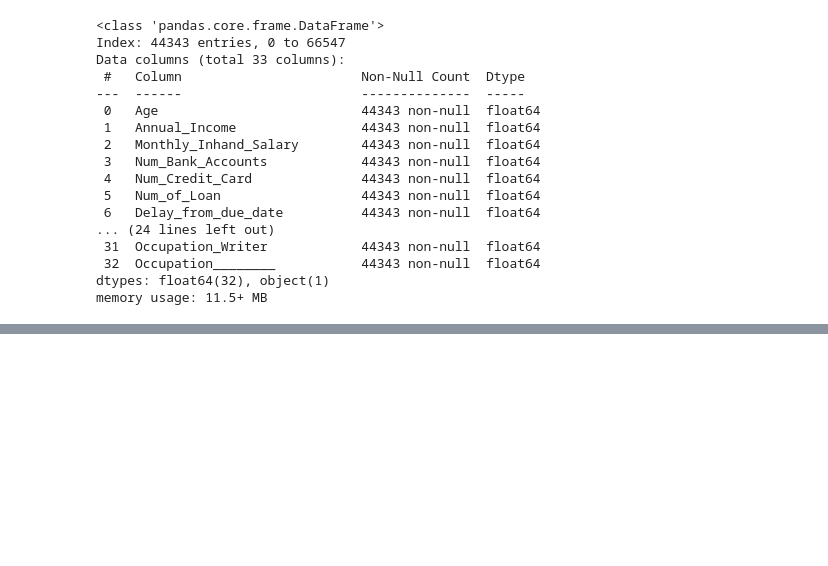
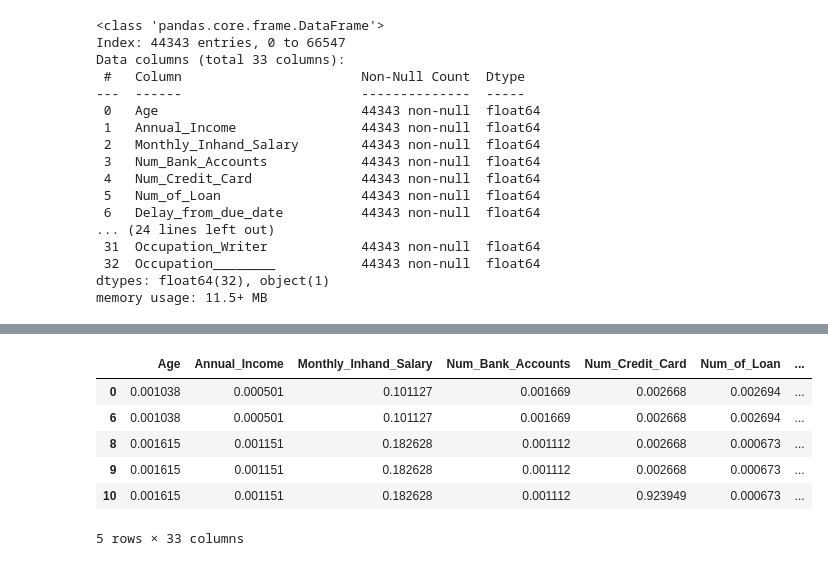
Before and after one commit to fabioebner/quantum-finance-mlops, a Jupyter notebook: notebooks/data-processing.ipynb, the cells around one changed output, grey strips where cells are left out. Saved outputs shown, nothing was run; the diff lists cells and outputs as text; code cells hidden in the pictures; blank space fills up the shorter version.

Commit message:
Trabalhando com apenas 1 dataframe

```diff
--- a/notebooks/data-processing.ipynb
+++ b/notebooks/data-processing.ipynb
@@ -442,3 +360,12 @@ Data columns (total 33 columns):
  32  Occupation________           44343 non-null  float64
 dtypes: float64(32), object(1)
 memory usage: 11.5+ MB
+# %%
+scaler = MinMaxScaler()
+
+
+colunas_para_normalizar = df.select_dtypes(include='number').columns.difference(['Credit_Score'])
+
+
+# Aplicar o scaler
+df_sem_nulos[colunas_para_normalizar] = scaler.fit_transform(df_sem_nulos[colunas_para_normalizar])
@@ -445,2 +378,12 @@ memory usage: 11.5+ MB
+# %%
+df_sem_nulos.head()
+# %% [output]
+|  | Age | Annual_Income | Monthly_Inhand_Salary | Num_Bank_Accounts | Num_Credit_Card | Num_of_Loan | ... |
+| 0 | 0.001038 | 0.000501 | 0.101127 | 0.001669 | 0.002668 | 0.002694 | ... |
+| 6 | 0.001038 | 0.000501 | 0.101127 | 0.001669 | 0.002668 | 0.002694 | ... |
+| 8 | 0.001615 | 0.001151 | 0.182628 | 0.001112 | 0.002668 | 0.000673 | ... |
+| 9 | 0.001615 | 0.001151 | 0.182628 | 0.001112 | 0.002668 | 0.000673 | ... |
+| 10 | 0.001615 | 0.001151 | 0.182628 | 0.001112 | 0.923949 | 0.000673 | ... |
+5 rows × 33 columns
 # %%
 df_sem_nulos.to_csv("../data/processed/train_processed.csv", index=False)
```
Also changed, not shown: parts of 10 cells of this notebook, 1 other file.
